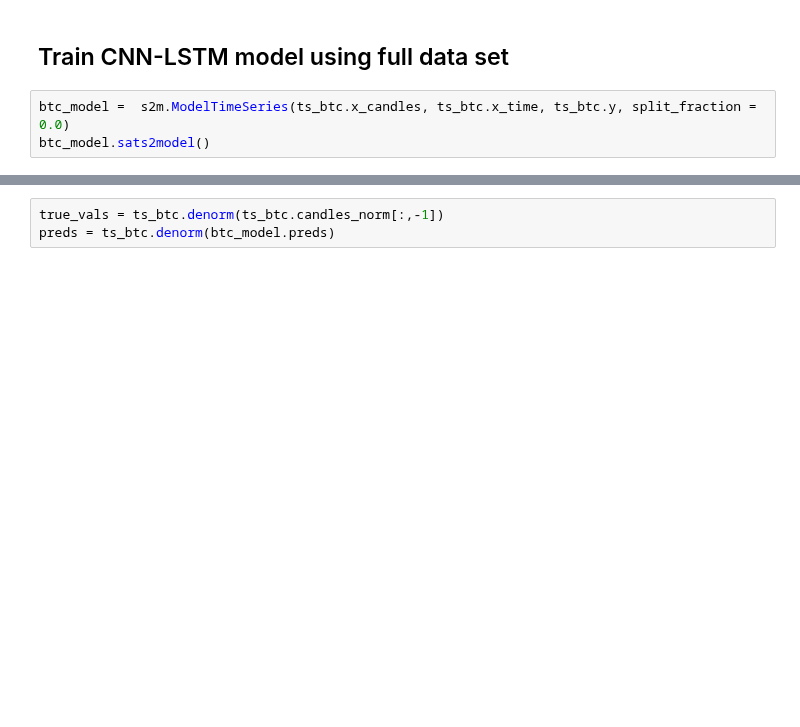
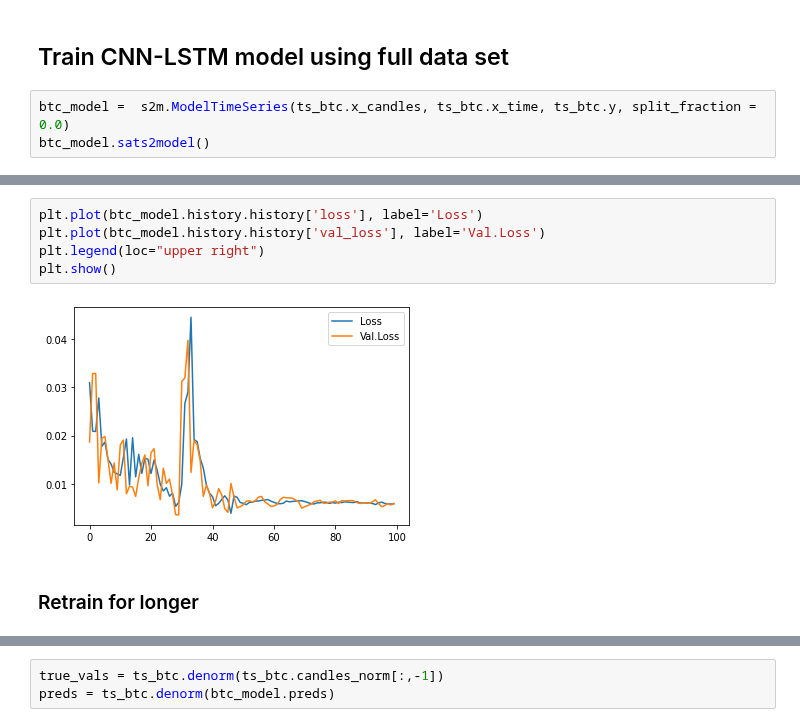
Before and after one commit to gabriele16/sats4u, a Jupyter notebook: colab/LSTM-CNN-BitCoin-Test-Live.ipynb, the cells around one changed output, grey strips where cells are left out. Saved outputs shown, nothing was run; the diff lists cells and outputs as text; blank space fills up the shorter version.

Commit message:
commit changes to model

```diff
--- a/colab/LSTM-CNN-BitCoin-Test-Live.ipynb
+++ b/colab/LSTM-CNN-BitCoin-Test-Live.ipynb
@@ -106 +146,10 @@ btc_model.sats2model()
+# %%
+plt.plot(btc_model.history.history['loss'], label='Loss')
+plt.plot(btc_model.history.history['val_loss'], label='Val.Loss')
+plt.legend(loc="upper right")
+plt.show()
+# %% [output]
+[figure, added]
+# %% [markdown]
+### Retrain for longer
 # %%
```
Also changed, not shown: parts of 13 cells of this notebook, 11 other files.
